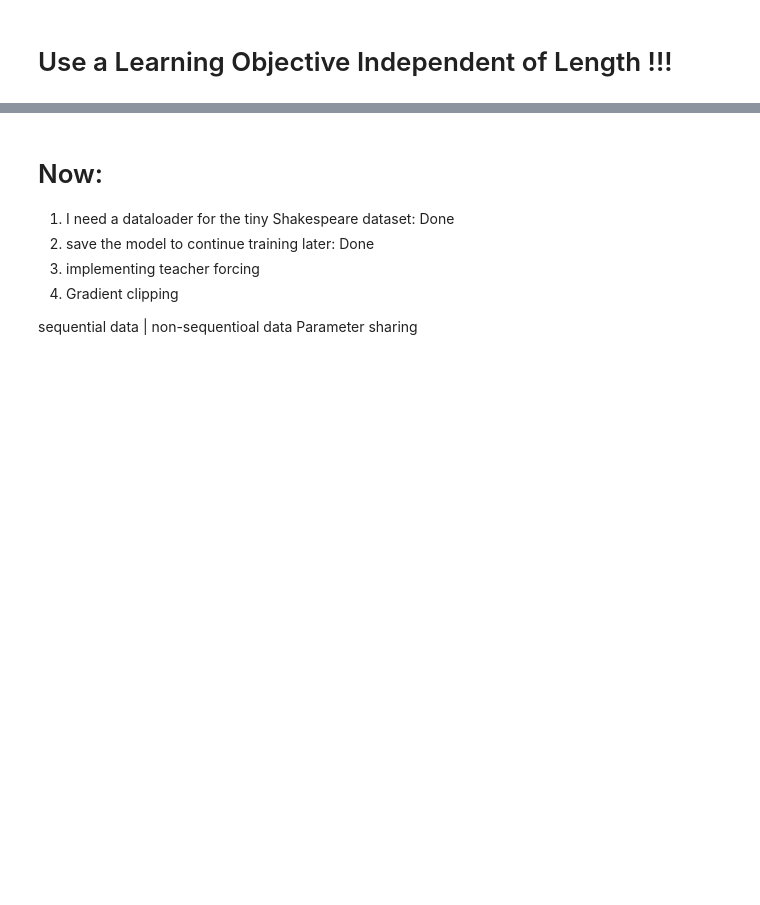
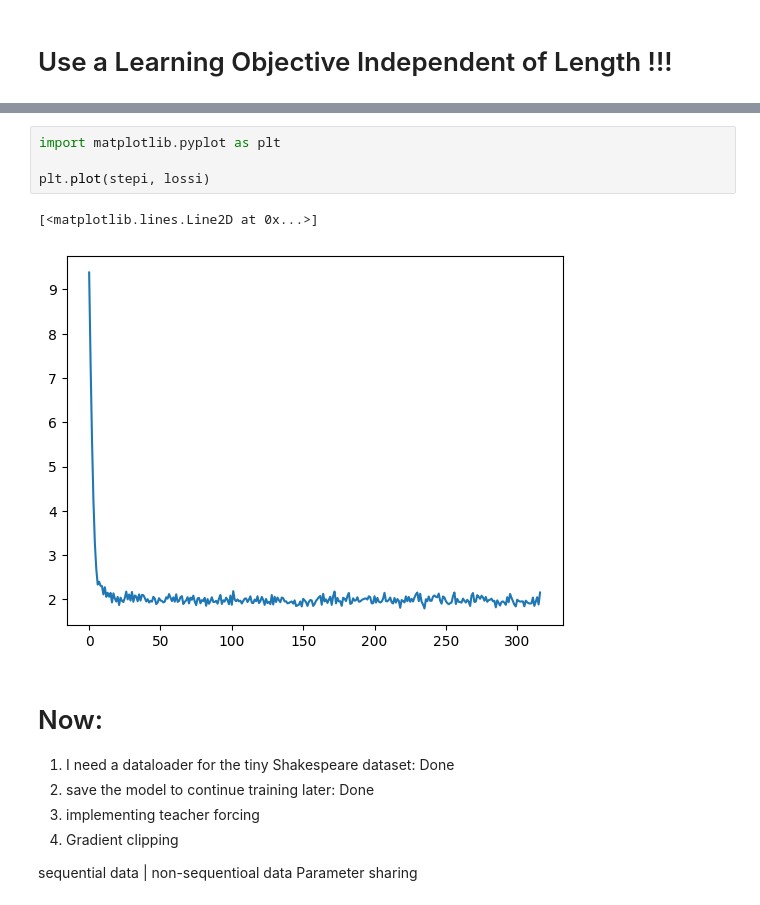
Before and after one commit to mahdisabetkish/Vision2Words, a Jupyter notebook: Flicker8k.ipynb, the cells around one changed output, grey strips where cells are left out. Drawn from its saved outputs; the diff is of its cells as text; blank space fills up the shorter version.

```diff
--- a/Flicker8k.ipynb
+++ b/Flicker8k.ipynb
@@ -464,3 +407,10 @@ torch.Size([4, 38]) torch.Size([4, 49, 9862])
+# %%
+import matplotlib.pyplot as plt
+
+plt.plot(stepi, lossi)
+# %% [output]
+[<matplotlib.lines.Line2D at 0x...>]
+[figure, added]
 # %% [markdown]
 # Now:
 1. I need a dataloader for the tiny Shakespeare dataset: Done
```
Also changed, not shown: parts of 6 cells of this notebook.
